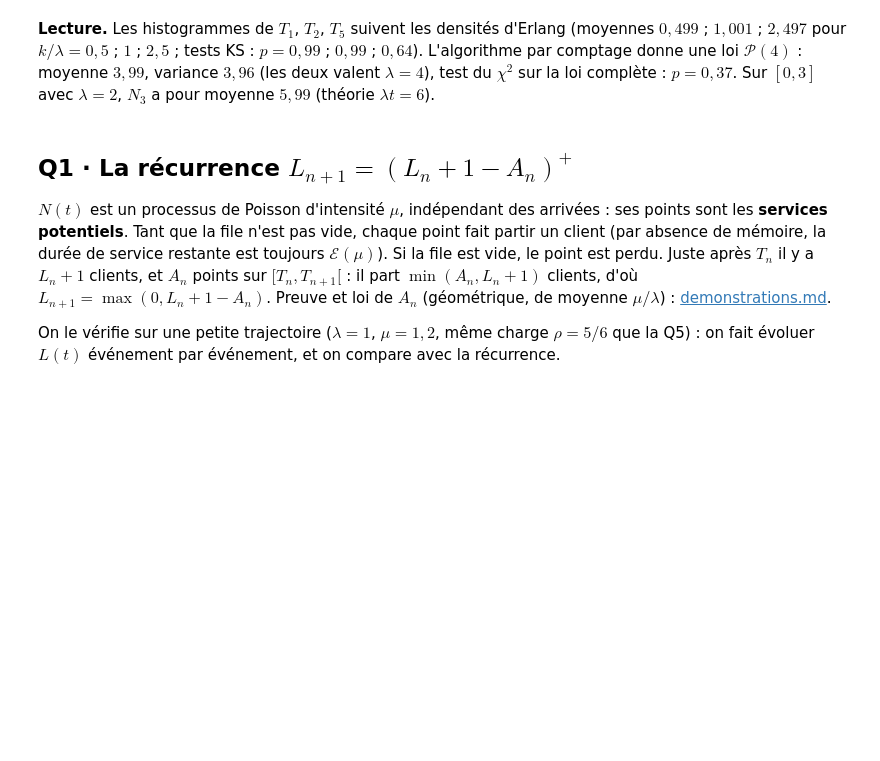
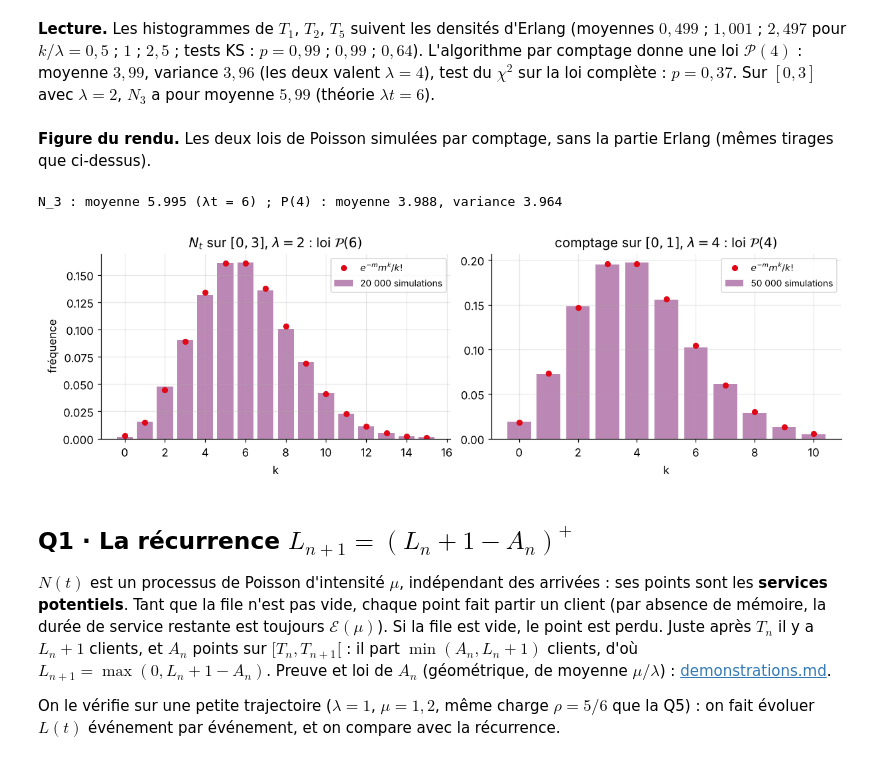
Before and after one commit to Este34/presentation_statistique, a Jupyter notebook: sujets/sujet4/s4_1_file_mm1.ipynb, the cells around one changed output. Saved outputs shown, nothing was run; the diff lists cells and outputs as text; code cells hidden in the pictures; blank space fills up the shorter version.

Commit message:
Sujet 4 : A.3 réduit au résultat, ajout de la loi de Poisson (B.3) et de sa simulation par comptage

```diff
--- a/sujets/sujet4/s4_1_file_mm1.ipynb
+++ b/sujets/sujet4/s4_1_file_mm1.ipynb
@@ -215,6 +215,24 @@ $0{,}499$ ; $1{,}001$ ; $2{,}497$ pour $k/\lambda = 0{,}5$ ; $1$ ; $2{,}5$ ; tes
 $0{,}99$ ; $0{,}64$). L'algorithme par comptage donne une loi $\mathcal P(4)$ : moyenne $3{,}99$,
 variance $3{,}96$ (les deux valent $\lambda = 4$), test du $\chi^2$ sur la loi complète : $p = 0{,}37$.
 Sur $[0, 3]$ avec $\lambda = 2$, $N_3$ a pour moyenne $5{,}99$ (théorie $\lambda t = 6$).
+# %% [markdown]
+**Figure du rendu.** Les deux lois de Poisson simulées par comptage, sans la partie Erlang
+(mêmes tirages que ci-dessus).
+# %%
+# Figure du rendu pour la loi de Poisson (réutilise N et N3 de la cellule B, aucun nouveau tirage)
+fig, axs = plt.subplots(1, 2, figsize=(11, 3.4), layout="constrained")
+for ax, V, m, titre in [(axs[0], N3, 6.0, r"$N_t$ sur $[0, 3]$, $\lambda = 2$ : loi $\mathcal{P}(6)$"),
+                        (axs[1], N, 4.0, r"comptage sur $[0, 1]$, $\lambda = 4$ : loi $\mathcal{P}(4)$")]:
+    k = np.arange(0, int(2.5 * m) + 1)
+    ax.bar(k, [np.mean(V == j) for j in k], color=VIOLET, alpha=0.55, label=f"{len(V):_} simulations".replace("_", " "))
+    ax.plot(k, stats.poisson.pmf(k, m), "o", color=ROUGE, ms=5, label=r"$e^{-m} m^k / k!$")
+    ax.set_title(titre); ax.set_xlabel("k"); ax.legend(fontsize=9)
+axs[0].set_ylabel("fréquence")
+print(f"N_3 : moyenne {N3.mean():.3f} (λt = 6) ; P(4) : moyenne {N.mean():.3f}, variance {N.var(ddof=1):.3f}")
+sauver(fig, FIG / "s4b_poisson_rendu.png"); plt.show()
+# %% [output]
+N_3 : moyenne 5.995 (λt = 6) ; P(4) : moyenne 3.988, variance 3.964
+[figure, added]
 # %% [markdown]
 ## Q1 · La récurrence $L_{n+1} = (L_n + 1 - A_n)^+$
 
```
Also changed, not shown: 4 other files.
